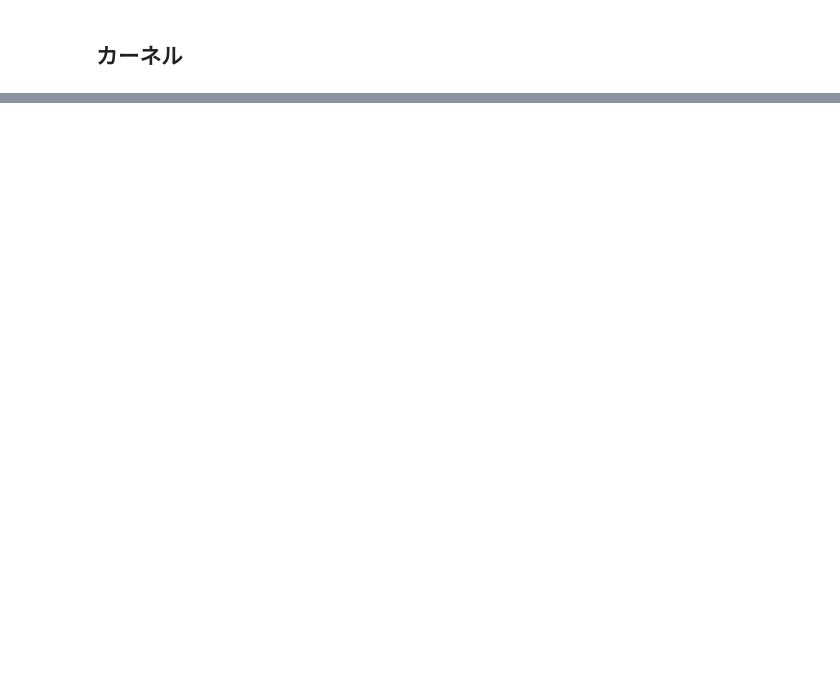
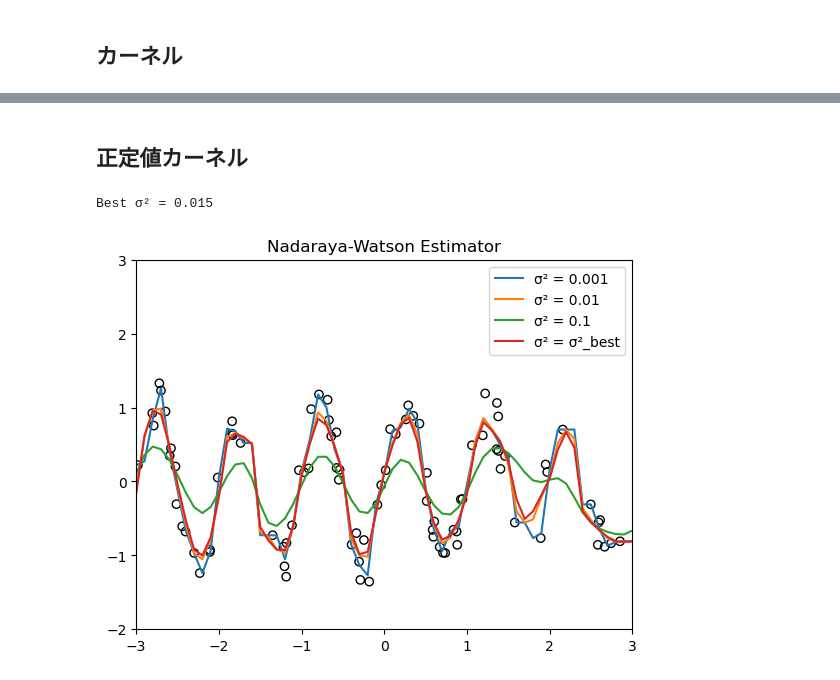
Before and after one commit to yaratsu/kernel-for-ml, a Jupyter notebook: 1-正定値カーネル.ipynb, the cells around one changed output, grey strips where cells are left out. Saved outputs shown, nothing was run; the diff lists cells and outputs as text; code cells hidden in the pictures; blank space fills up the shorter version.

```diff
--- a/1-正定値カーネル.ipynb
+++ b/1-正定値カーネル.ipynb
@@ -52,0 +75,54 @@ show()
+# %% [markdown]
+## 正定値カーネル
+# %%
+n = 100
+x = 2randn(n)
+y = sin.(2π*x) .+ randn(n) ./ 4 # データ生成
+
+K(x, y, σ²) = exp(-(x - y)^2 / σ²)
+
+f(z, σ²) = sum(K.(x, z, σ²) .* y) / sum(K.(x, z, σ²))
+
+# σ² = 0.01, 0.001の曲線の図示
+fig, ax = subplots()
+ax.scatter(x, y, facecolor="none", edgecolors="k", marker="o")
+ax.set_xlim(-3, 3); ax.set_ylim(-2, 3)
+
+xs = -3:0.1:3
+σ²s = [0.001, 0.01, 0.1]
+
+for σ² in σ²s
+    ax.plot(xs, f.(xs, σ²), label="σ² = $(σ²)")
+end
+ax.set_title("Nadaraya-Watson Estimator")
+
+# 最適なσ²の値の計算
+m = round(n / 10)
+σ²s = 0.001:0.001:0.1
+mse_min = Inf
+σ²_best = 0
+for σ² in σ²s
+    mse = 0
+    for k in 1:10
+        x_test = x[Int(1+m*(k-1)):Int(m*k)]
+        y_test = y[Int(1+m*(k-1)):Int(m*k)]
+        x_train = [xx for xx in x if xx ∉ x_test]
+        y_train = [yy for yy in y if yy ∉ y_test]
+
+        f_cv(z) = sum(K.(x_train, z, σ²) .* y_train) / sum(K.(x_train, z, σ²))
+
+        mse = isnan(sum((y_test .- f_cv.(x_test)).^2)) ? mse : mse + sum((y_test .- f_cv.(x_test)).^2)
+    end
+    if mse < mse_min
+        mse_min = mse
+        σ²_best = σ²
+    end
+end
+println("Best σ² = $(σ²_best)")
+
+ax.plot(xs, f.(xs, σ²_best), label="σ² = σ²_best")
+ax.legend()
+show()
+# %% [output]
+Best σ² = 0.015
+[figure, added]
```
Also changed, not shown: parts of 4 cells of this notebook.
